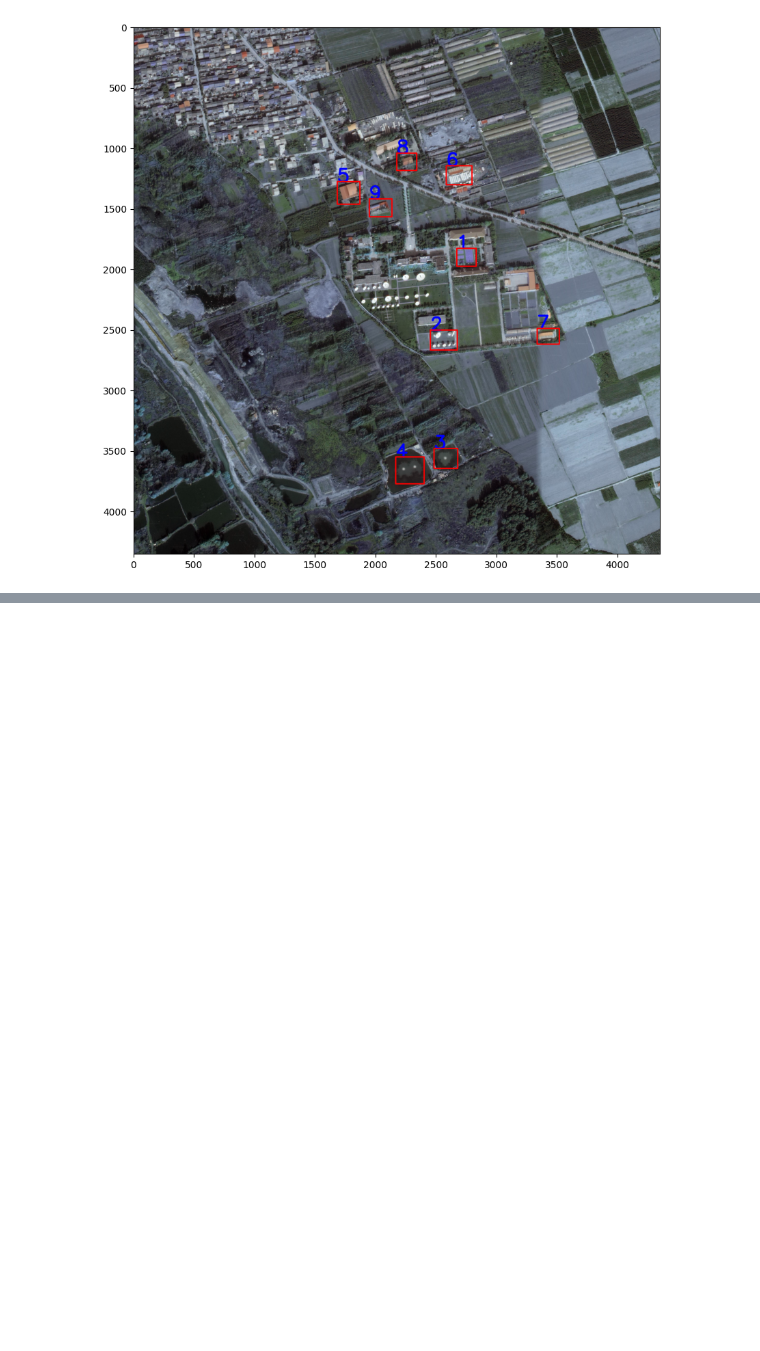
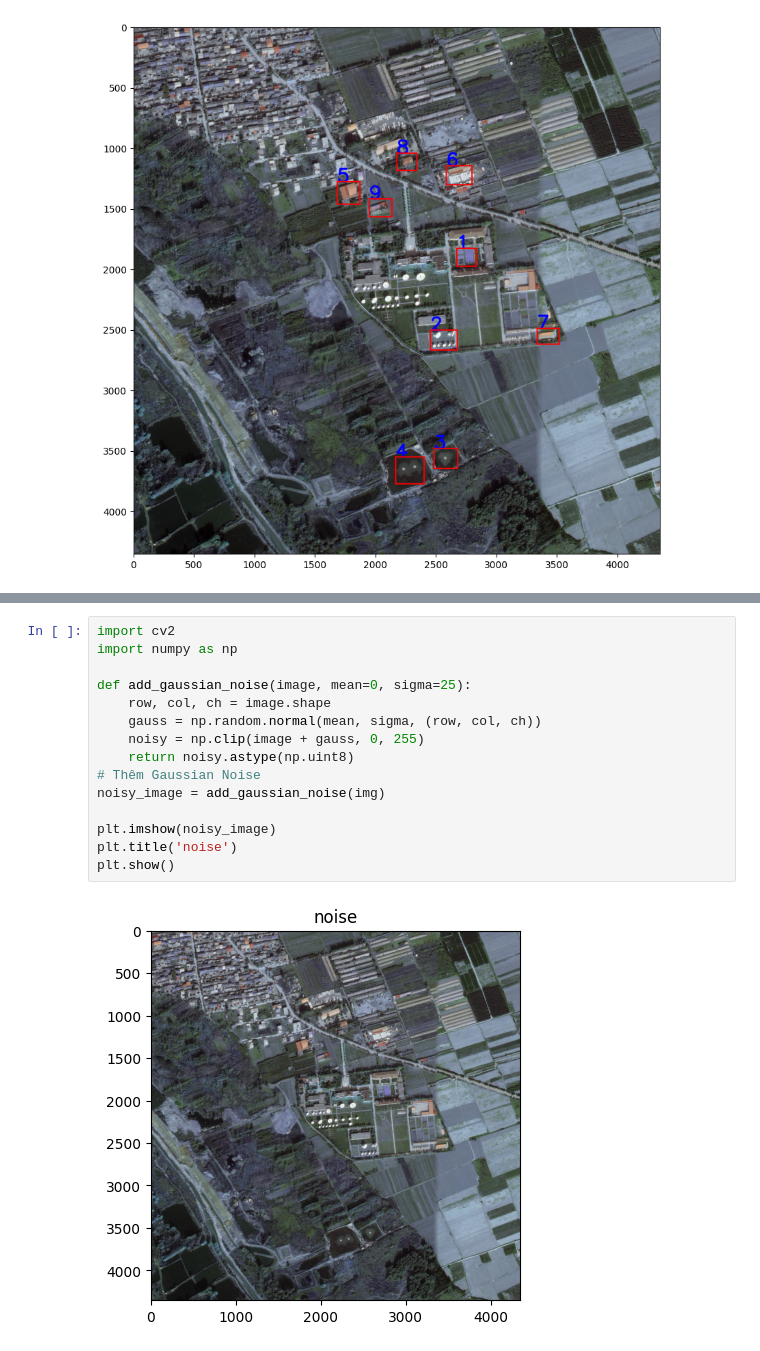
Before and after one commit to haminhtien99/object_tracking, a Jupyter notebook: tasks/create-list-images.ipynb, the cells around one changed output, grey strips where cells are left out. Drawn from its saved outputs; the diff is of its cells as text; blank space fills up the shorter version.

```diff
--- a/tasks/create-list-images.ipynb
+++ b/tasks/create-list-images.ipynb
@@ -39,0 +66,17 @@ plt.show()
+# %%
+import cv2
+import numpy as np
+
+def add_gaussian_noise(image, mean=0, sigma=25):
+    row, col, ch = image.shape
+    gauss = np.random.normal(mean, sigma, (row, col, ch))
+    noisy = np.clip(image + gauss, 0, 255)
+    return noisy.astype(np.uint8)
+# Thêm Gaussian Noise
+noisy_image = add_gaussian_noise(img)
+
+plt.imshow(noisy_image)
+plt.title('noise')
+plt.show()
+# %% [output]
+[figure, added]
```
Also changed, not shown: parts of 4 cells of this notebook, 9 other files.
